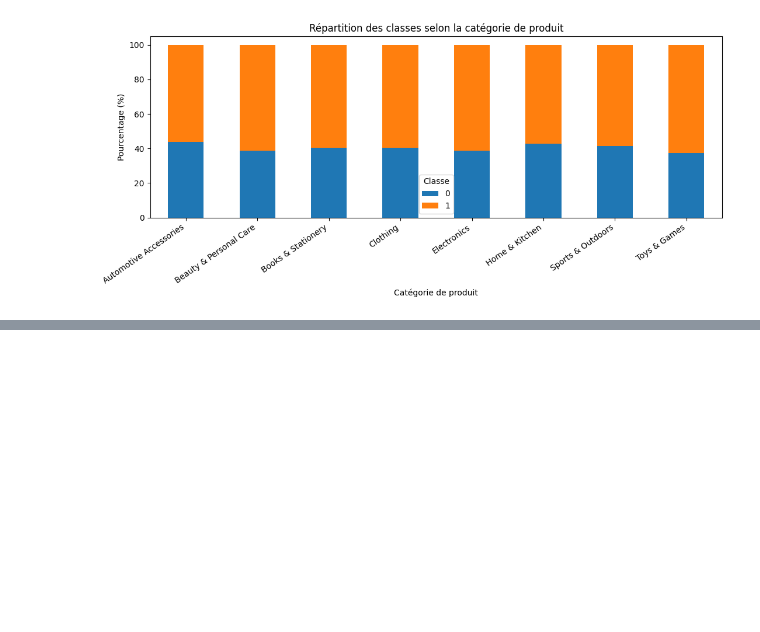
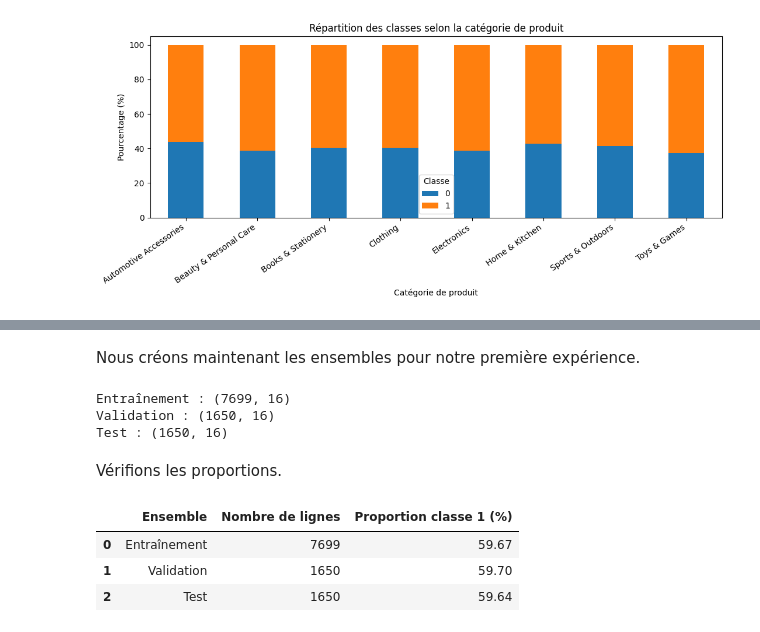
Before and after one commit to nadiagouroubera40-debug/Delais_de_Livraison, a Jupyter notebook: livraison.ipynb, the cells around one changed output, grey strips where cells are left out. Cells and saved outputs as stored; diff of their text form; code cells hidden in the pictures; blank space fills up the shorter version.

```diff
--- a/livraison.ipynb
+++ b/livraison.ipynb
@@ -507,0 +642,45 @@ if "Product_Category" in df.columns:
+# %% [markdown]
+Nous créons maintenant les ensembles pour notre première expérience.
+# %%
+splits_enriched = split_data(
+    df_model,
+    enriched_features,
+    TARGET
+)
+
+X_train, X_valid, X_test, y_train, y_valid, y_test = splits_enriched
+
+print("Entraînement :", X_train.shape)
+print("Validation :", X_valid.shape)
+print("Test :", X_test.shape)
+# %% [output]
+Entraînement : (7699, 16)
+Validation : (1650, 16)
+Test : (1650, 16)
+# %% [markdown]
+Vérifions les proportions.
+# %%
+split_summary = pd.DataFrame({
+    "Ensemble": [
+        "Entraînement",
+        "Validation",
+        "Test"
+    ],
+    "Nombre de lignes": [
+        len(y_train),
+        len(y_valid),
+        len(y_test)
+    ],
+    "Proportion classe 1 (%)": [
+        y_train.mean() * 100,
+        y_valid.mean() * 100,
+        y_test.mean() * 100
+    ]
+})
+
+display(split_summary.round(2))
+# %% [output]
+|  | Ensemble | Nombre de lignes | Proportion classe 1 (%) |
+| 0 | Entraînement | 7699 | 59.67 |
+| 1 | Validation | 1650 | 59.70 |
+| 2 | Test | 1650 | 59.64 |
```
Also changed, not shown: parts of 11 cells of this notebook.
